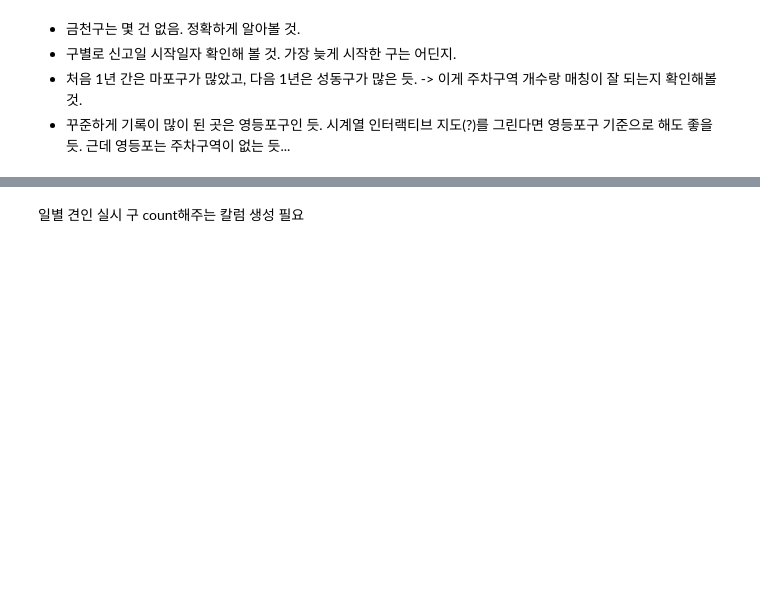
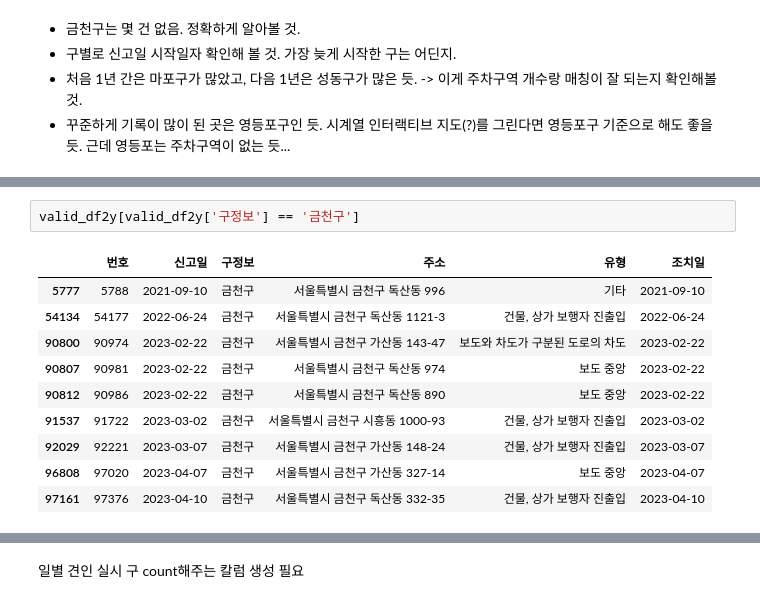
Before and after one commit to dragon11112222/kickboard_towaway_parking_seoul, a Jupyter notebook: 231026visualization.ipynb, the cells around one changed output, grey strips where cells are left out. Drawn from its saved outputs; the diff is of its cells as text; blank space fills up the shorter version.

```diff
--- a/231026visualization.ipynb
+++ b/231026visualization.ipynb
@@ -262,0 +276,13 @@ fig.show();
+# %%
+valid_df2y[valid_df2y['구정보'] == '금천구']
+# %% [output]
+|  | 번호 | 신고일 | 구정보 | 주소 | 유형 | 조치일 |
+| 5777 | 5788 | 2021-09-10 | 금천구 | 서울특별시 금천구 독산동 996 | 기타 | 2021-09-10 |
+| 54134 | 54177 | 2022-06-24 | 금천구 | 서울특별시 금천구 독산동 1121-3 | 건물, 상가 보행자 진출입 | 2022-06-24 |
+| 90800 | 90974 | 2023-02-22 | 금천구 | 서울특별시 금천구 가산동 143-47 | 보도와 차도가 구분된 도로의 차도 | 2023-02-22 |
+| 90807 | 90981 | 2023-02-22 | 금천구 | 서울특별시 금천구 독산동 974 | 보도 중앙 | 2023-02-22 |
+| 90812 | 90986 | 2023-02-22 | 금천구 | 서울특별시 금천구 독산동 890 | 보도 중앙 | 2023-02-22 |
+| 91537 | 91722 | 2023-03-02 | 금천구 | 서울특별시 금천구 시흥동 1000-93 | 건물, 상가 보행자 진출입 | 2023-03-02 |
+| 92029 | 92221 | 2023-03-07 | 금천구 | 서울특별시 금천구 가산동 148-24 | 건물, 상가 보행자 진출입 | 2023-03-07 |
+| 96808 | 97020 | 2023-04-07 | 금천구 | 서울특별시 금천구 가산동 327-14 | 보도 중앙 | 2023-04-07 |
+| 97161 | 97376 | 2023-04-10 | 금천구 | 서울특별시 금천구 독산동 332-35 | 건물, 상가 보행자 진출입 | 2023-04-10 |
```
Also changed, not shown: parts of 3 cells of this notebook.
